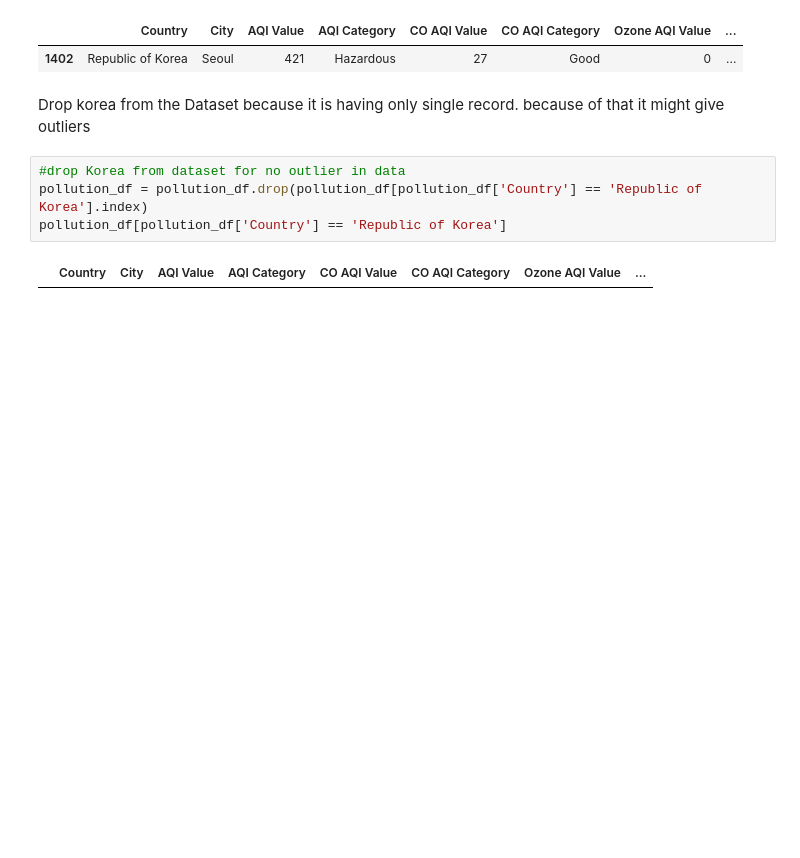
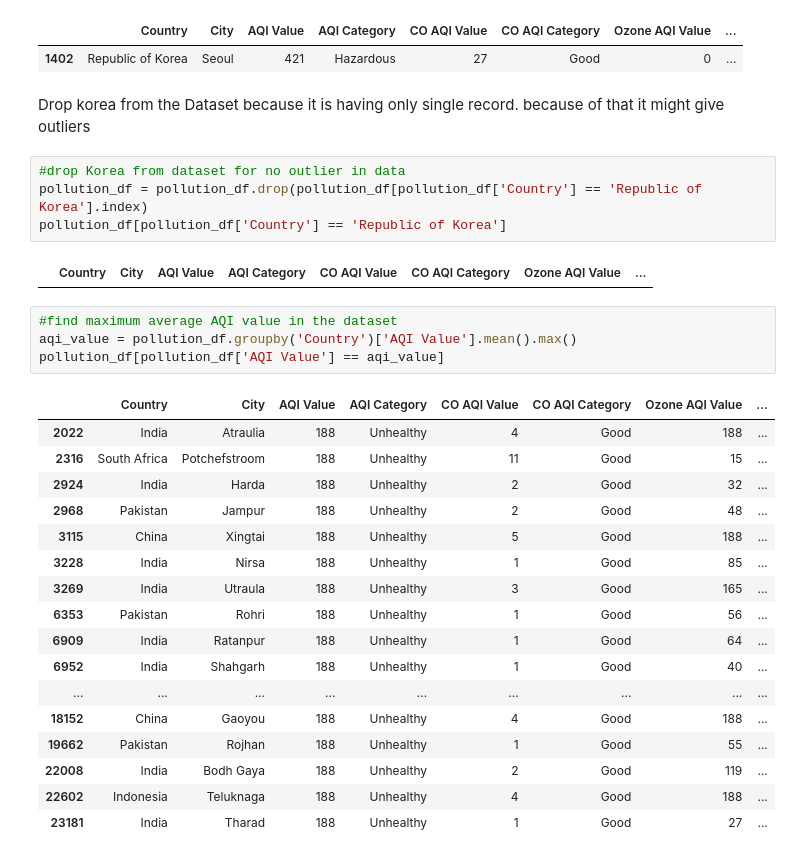
Before and after one commit to aroshacdX/msc-project-individual, a Jupyter notebook: AirPollutionAnalysis.ipynb, the cells around one changed output. Cells and saved outputs as stored; diff of their text form; blank space fills up the shorter version.

Commit message:
Retrieved cities with highest AQI values

```diff
--- a/AirPollutionAnalysis.ipynb
+++ b/AirPollutionAnalysis.ipynb
@@ -223,3 +223,25 @@ pollution_df = pollution_df.drop(pollution_df[pollution_df['Country'] == 'Republ
 pollution_df[pollution_df['Country'] == 'Republic of Korea']
 # %% [output]
 |  | Country | City | AQI Value | AQI Category | CO AQI Value | CO AQI Category | Ozone AQI Value | ... |
+# %%
+#find maximum average AQI value in the dataset
+aqi_value = pollution_df.groupby('Country')['AQI Value'].mean().max()
+pollution_df[pollution_df['AQI Value'] == aqi_value]
+# %% [output]
+|  | Country | City | AQI Value | AQI Category | CO AQI Value | CO AQI Category | Ozone AQI Value | ... |
+| 2022 | India | Atraulia | 188 | Unhealthy | 4 | Good | 188 | ... |
+| 2316 | South Africa | Potchefstroom | 188 | Unhealthy | 11 | Good | 15 | ... |
+| 2924 | India | Harda | 188 | Unhealthy | 2 | Good | 32 | ... |
+| 2968 | Pakistan | Jampur | 188 | Unhealthy | 2 | Good | 48 | ... |
+| 3115 | China | Xingtai | 188 | Unhealthy | 5 | Good | 188 | ... |
+| 3228 | India | Nirsa | 188 | Unhealthy | 1 | Good | 85 | ... |
+| 3269 | India | Utraula | 188 | Unhealthy | 3 | Good | 165 | ... |
+| 6353 | Pakistan | Rohri | 188 | Unhealthy | 1 | Good | 56 | ... |
+| 6909 | India | Ratanpur | 188 | Unhealthy | 1 | Good | 64 | ... |
+| 6952 | India | Shahgarh | 188 | Unhealthy | 1 | Good | 40 | ... |
+| ... | ... | ... | ... | ... | ... | ... | ... | ... |
+| 18152 | China | Gaoyou | 188 | Unhealthy | 4 | Good | 188 | ... |
+| 19662 | Pakistan | Rojhan | 188 | Unhealthy | 1 | Good | 55 | ... |
+| 22008 | India | Bodh Gaya | 188 | Unhealthy | 2 | Good | 119 | ... |
+| 22602 | Indonesia | Teluknaga | 188 | Unhealthy | 4 | Good | 188 | ... |
+| 23181 | India | Tharad | 188 | Unhealthy | 1 | Good | 27 | ... |
```
Also changed, not shown: parts of 1 cell of this notebook.
